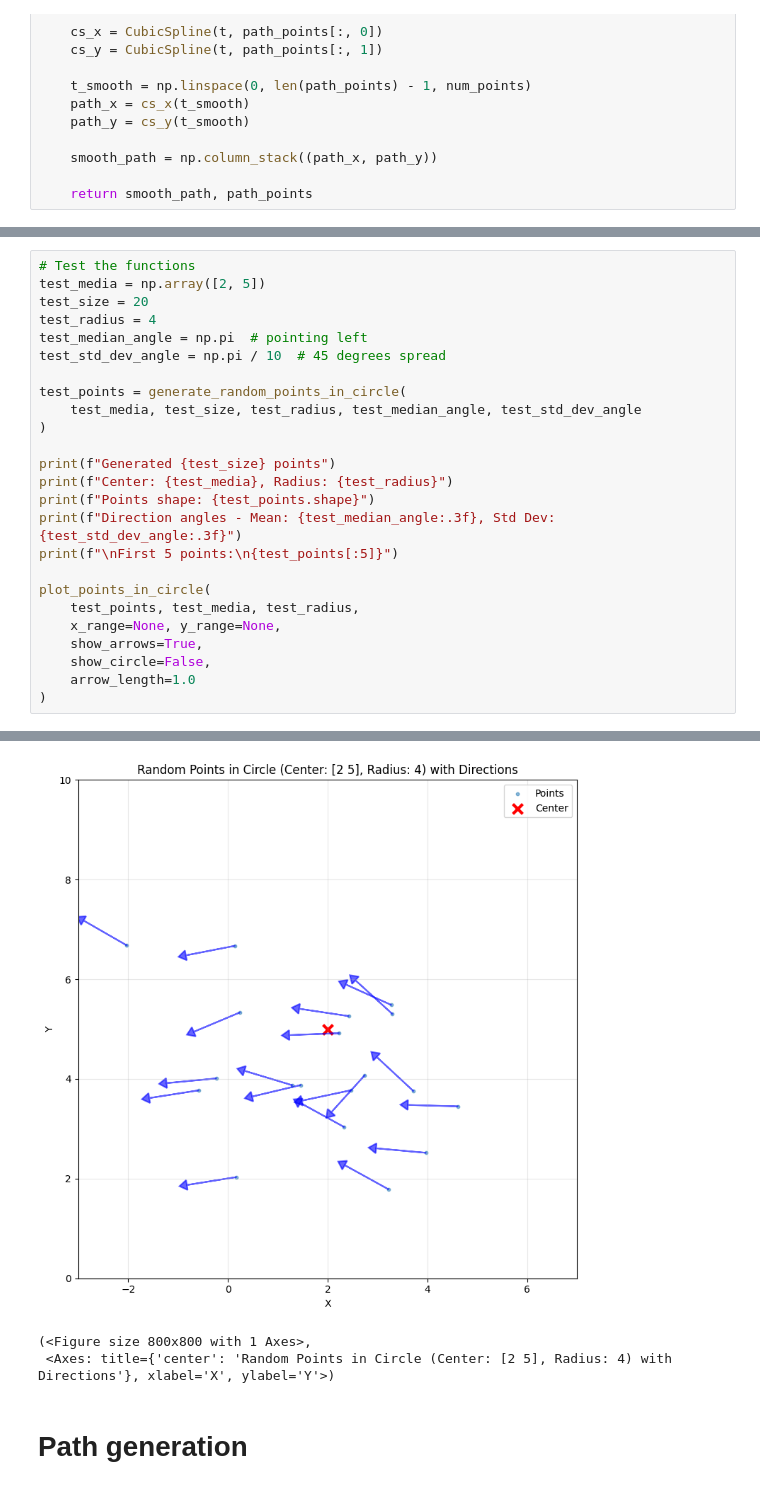
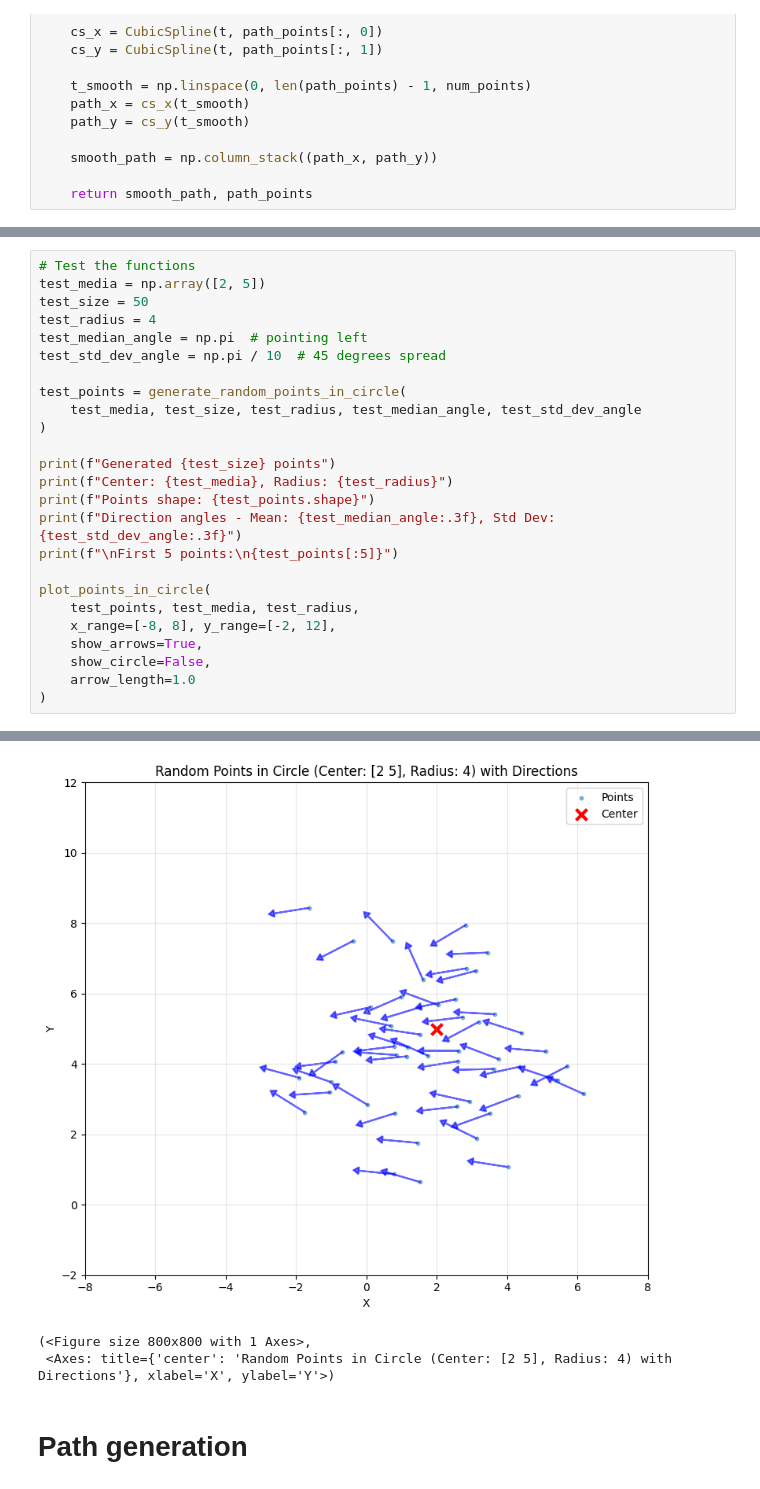
Before and after one commit to aldajo92/DockingAlgorithmEafit, a Jupyter notebook: Main.ipynb, the cells around one changed output, grey strips where cells are left out. Drawn from its saved outputs; the diff is of its cells as text.

```diff
--- a/Main.ipynb
+++ b/Main.ipynb
@@ -244,7 +244,7 @@ Plot saved as: random_points_circle_2_5_r4.png
 # %%
 # Test the functions
 test_media = np.array([2, 5])
-test_size = 20
+test_size = 50
 test_radius = 4
 test_median_angle = np.pi  # pointing left
 test_std_dev_angle = np.pi / 10  # 45 degrees spread
@@ -261,7 +261,7 @@ print(f"\nFirst 5 points:\n{test_points[:5]}")
 
 plot_points_in_circle(
     test_points, test_media, test_radius,
-    x_range=None, y_range=None,
+    x_range=[-8, 8], y_range=[-2, 12],
     show_arrows=True,
     show_circle=False,
     arrow_length=1.0
@@ -281,5 +281,5 @@ First 5 points:
 Plot saved as: random_points_circle_2_5_r4.png
-[figure, old version]
+[figure, new version]
 (<Figure size 800x800 with 1 Axes>,
  <Axes: title={'center': 'Random Points in Circle (Center: [2 5], Radius: 4) with Directions'}, xlabel='X', ylabel='Y'>)
 # %% [markdown]
```
Also changed, not shown: parts of 5 cells of this notebook, 5 other files.
